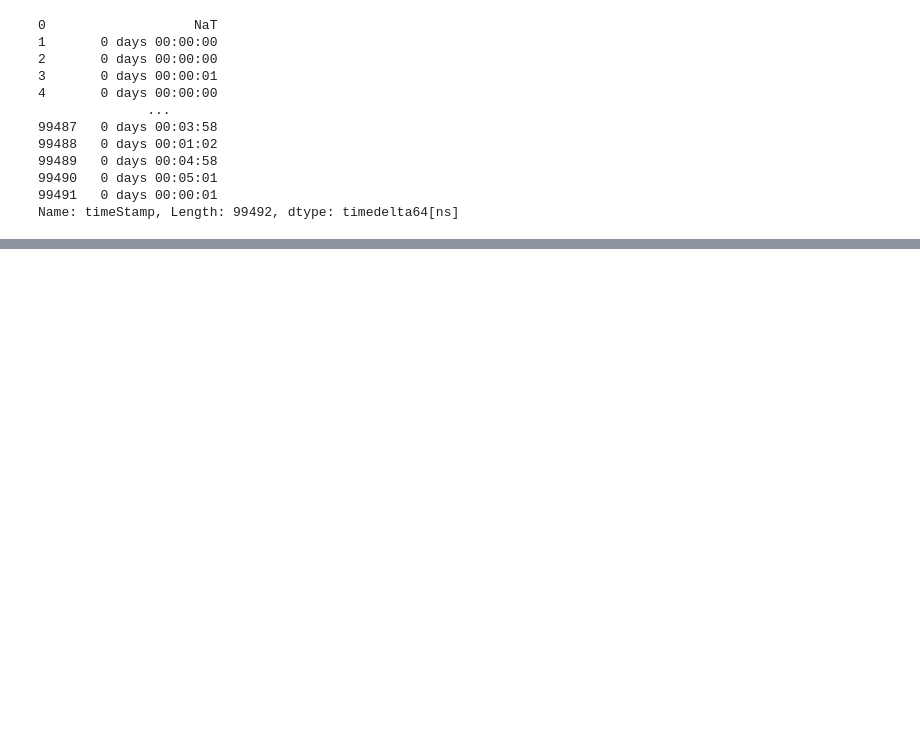
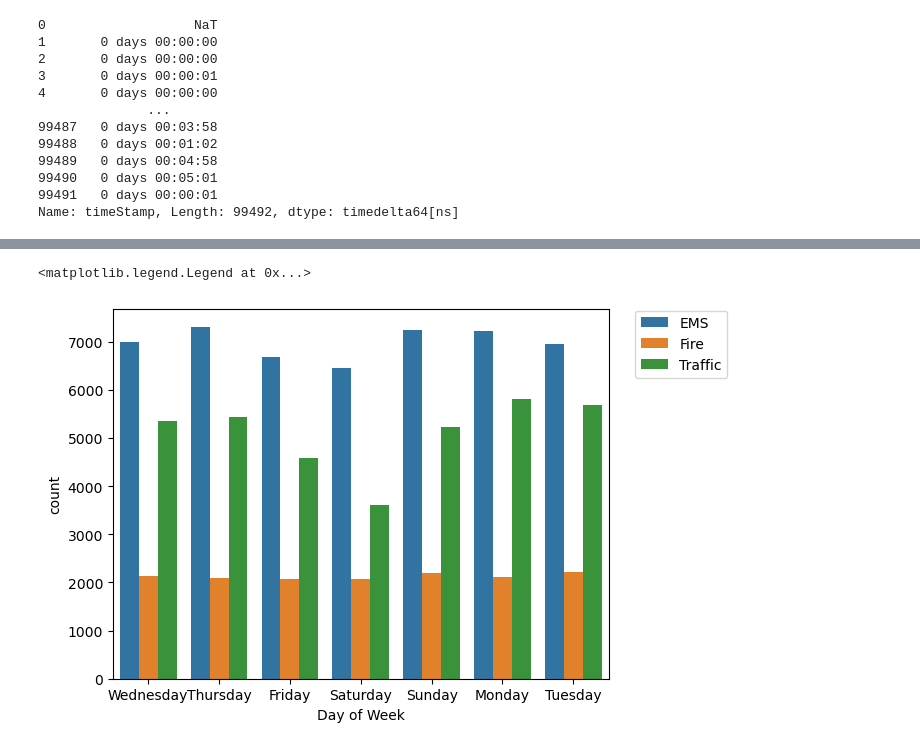
Before and after one commit to Lizaa-sm/python_to_DS, a Jupyter notebook: First - Data Project/Introduction.ipynb, the cells around one changed output, grey strips where cells are left out. Saved outputs shown, nothing was run; the diff lists cells and outputs as text; code cells hidden in the pictures; blank space fills up the shorter version.

```diff
--- a/First - Data Project/Introduction.ipynb
+++ b/First - Data Project/Introduction.ipynb
@@ -223,0 +200,3 @@ df.head(3)
+# %%
+df['Day of Week'] = df['timeStamp'].apply(lambda ts : ts.dayofweek)
+df.head(4)
@@ -223,0 +209,14 @@ df.head(3)
+# %%
+# how the Day of Week is an integer 0-6.
+# Use the .map() with this dictionary to map the actual string names to the day of the week:
+# df = pd.DataFrame({'Day of Week': [0, 1, 2, 3, 4, 5, 6]})
+dmap = {0: 'Sunday',
+        1: 'Monday',
+        2: 'Tuesday',
+        3: 'Wednesday',
+        4: 'Thursday',
+        5: 'Friday',
+        6: 'Saturday'}
+# %%
+df['Day of Week'] = df['Day of Week'].map(dmap)
+df.head(2)
@@ -223,0 +227,7 @@ df.head(3)
+# %%
+# Now use seaborn to create a countplot of the Day of Week column:
+sns.countplot(x='Day of Week', hue='reason', data=df, legend=True)
+plt.legend(bbox_to_anchor=(1.05, 1), loc=2, borderaxespad=0.1)
+# %% [output]
+<matplotlib.legend.Legend at 0x...>
+[figure, added]
```
Also changed, not shown: parts of 25 cells of this notebook.
